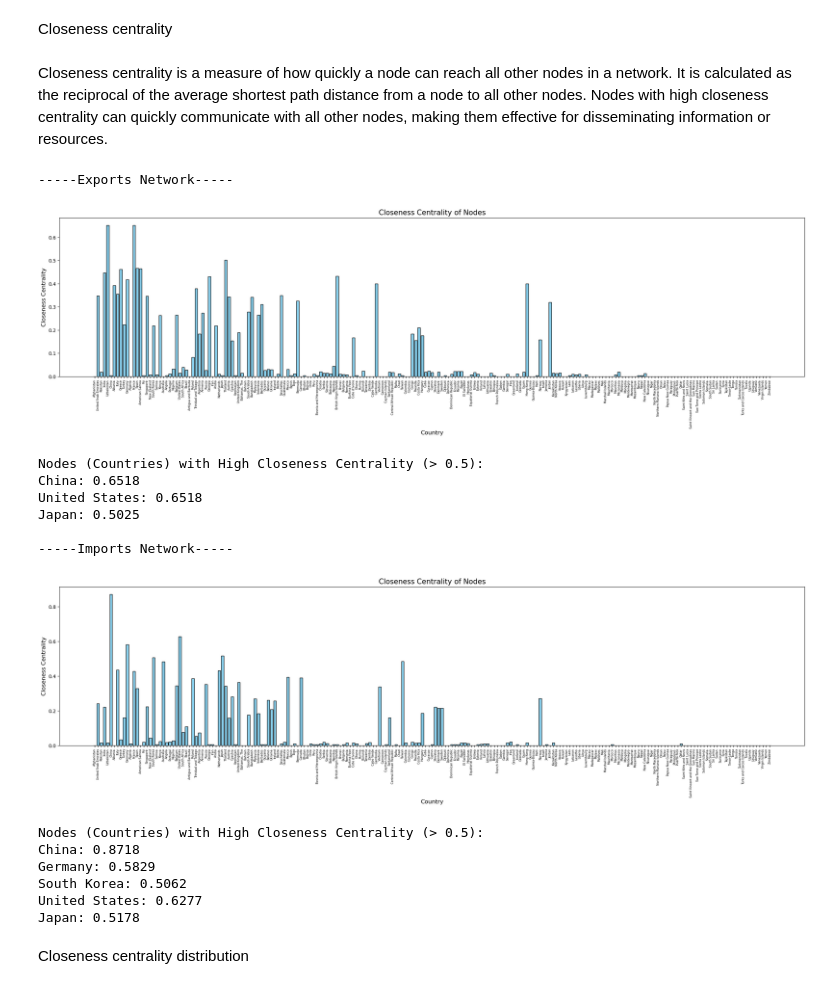
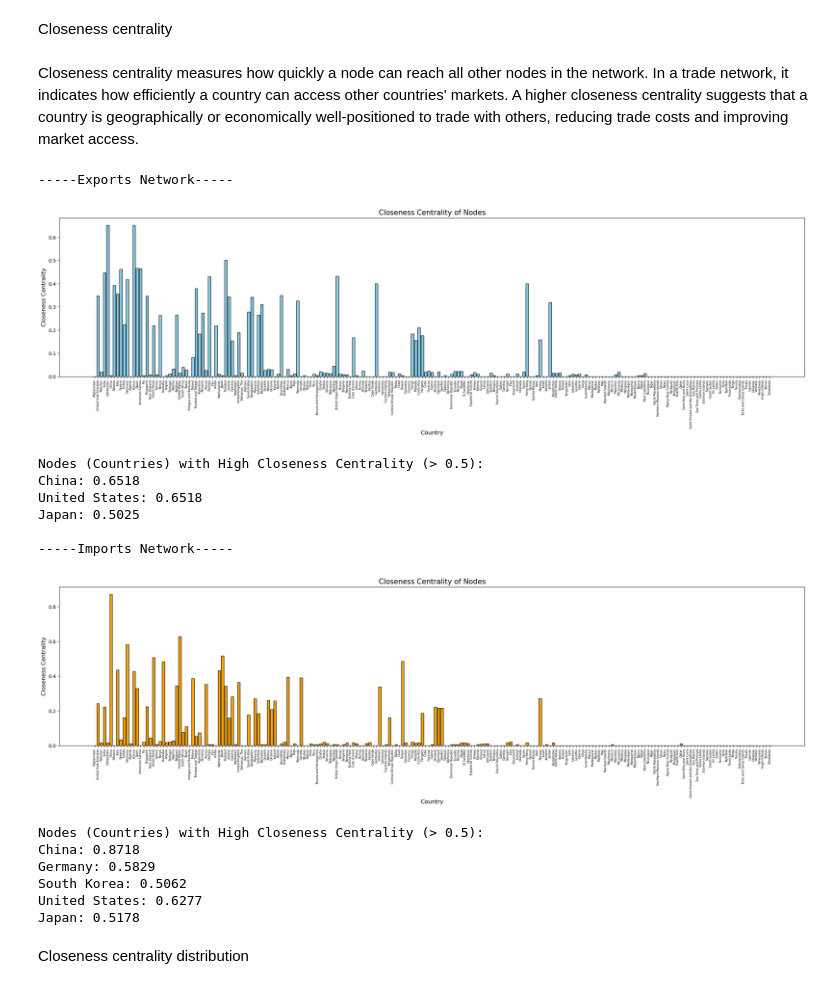
Before and after one commit to Flebio/sna_import_export, a Jupyter notebook: import_export.ipynb, the cells around one changed output. Saved outputs shown, nothing was run; the diff lists cells and outputs as text; code cells hidden in the pictures.

```diff
--- a/import_export.ipynb
+++ b/import_export.ipynb
@@ -217,9 +217,9 @@ degree_centrality_values_export = list(degree_centrality_export.values())
 degree_centrality_values_import = list(degree_centrality_import.values())
 
 # Plot histogram
-def centrality(countries, cent, centrality_values, type, threshold):
+def centrality(countries, cent, centrality_values, type, threshold, color='skyblue'):
     plt.figure(figsize=(28, 6))
-    plt.bar(countries, centrality_values, color='skyblue', edgecolor='black')
+    plt.bar(countries, centrality_values, color=color, edgecolor='black')
     plt.xticks(rotation=90, fontsize=6)
     plt.title(type+' of Nodes', fontsize=15)
     plt.xlabel('Country', fontsize=12)
@@ -233,9 +233,7 @@ def centrality(countries, cent, centrality_values, type, threshold):
     return high_centrality_nodes
 
 print("-----Exports Network-----")
-high_degree_nodes_export = centrality(countries, degree_centrality_export, degree_centrality_values_export, type='Degree Centrality',threshold=0.3)
-print("\n-----Imports Network-----")
-high_degree_nodes_import = centrality(countries, degree_centrality_import, degree_centrality_values_import, type='Degree Centrality',threshold=0.3)
+high_degree_nodes_export = centrality(countries, degree_centrality_export, degree_centrality_values_export, type='Degree Centrality',threshold=0.2)
 # %% [output]
 -----Exports Network-----
 [figure]
@@ -484,27 +521,27 @@ cumulative_distribution(betweenness_centrality_values_import,type='Betweenness')
 # %% [markdown]
 Closeness centrality
 # %% [markdown]
-Closeness centrality is a measure of how quickly a node can reach all other nodes in a network. It is calculated as the reciprocal of the average shortest path distance from a node to all other nodes. Nodes with high closeness centrality can quickly communicate with all other nodes, making them effective for disseminating information or resources.
+Closeness centrality measures how quickly a node can reach all other nodes in the network. In a trade network, it indicates how efficiently a country can access other countries' markets. A higher closeness centrality suggests that a country is geographically or economically well-positioned to trade with others, reducing trade costs and improving market access.
 # %%
 closeness_centrality_export = nx.closeness_centrality(G_export)
 closeness_centrality_import = nx.closeness_centrality(G_import)
 closeness_centrality_values_export = list(closeness_centrality_export.values())
 closeness_centrality_values_import = list(closeness_centrality_import.values())
 
 print("-----Exports Network-----")
-high_closeness_nodes_export = centrality(countries, closeness_centrality_export, closeness_centrality_values_export, type='Closeness Centrality',threshold=0.5)
+high_closeness_nodes_export = centrality(countries, closeness_centrality_export, closeness_centrality_values_export, type='Closeness Centrality',threshold=0.5, color='skyblue')
 print("\n-----Imports Network-----")
-high_closeness_nodes_import = centrality(countries, closeness_centrality_import, closeness_centrality_values_import, type='Closeness Centrality',threshold=0.5)
+high_closeness_nodes_import = centrality(countries, closeness_centrality_import, closeness_centrality_values_import, type='Closeness Centrality',threshold=0.5, color='orange')
 # %% [output]
 -----Exports Network-----
 [figure]
 Nodes (Countries) with High Closeness Centrality (> 0.5):
 China: 0.6518
 United States: 0.6518
 Japan: 0.5025
 
 -----Imports Network-----
-[figure, old version]
+[figure, new version]
 Nodes (Countries) with High Closeness Centrality (> 0.5):
 China: 0.8718
 Germany: 0.5829
```
Also changed, not shown: parts of 32 cells of this notebook.
